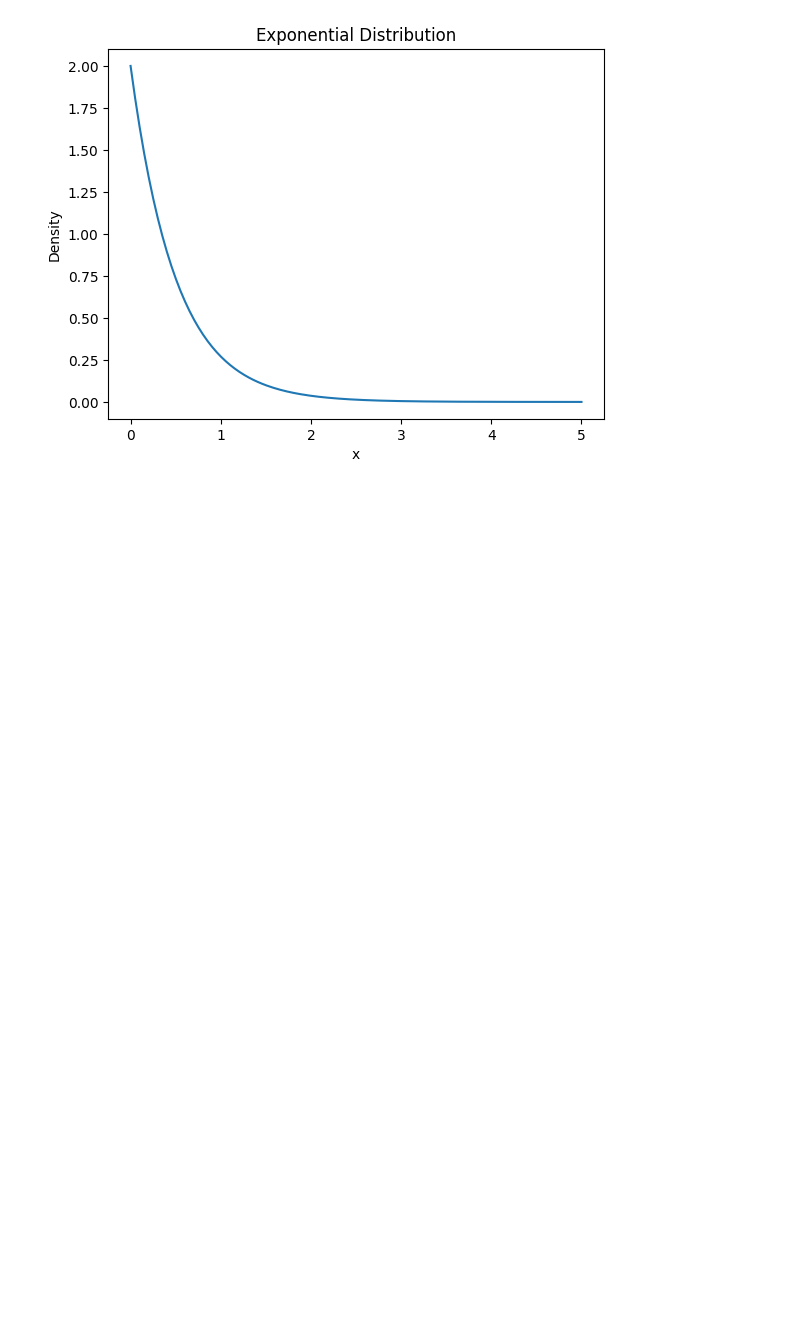
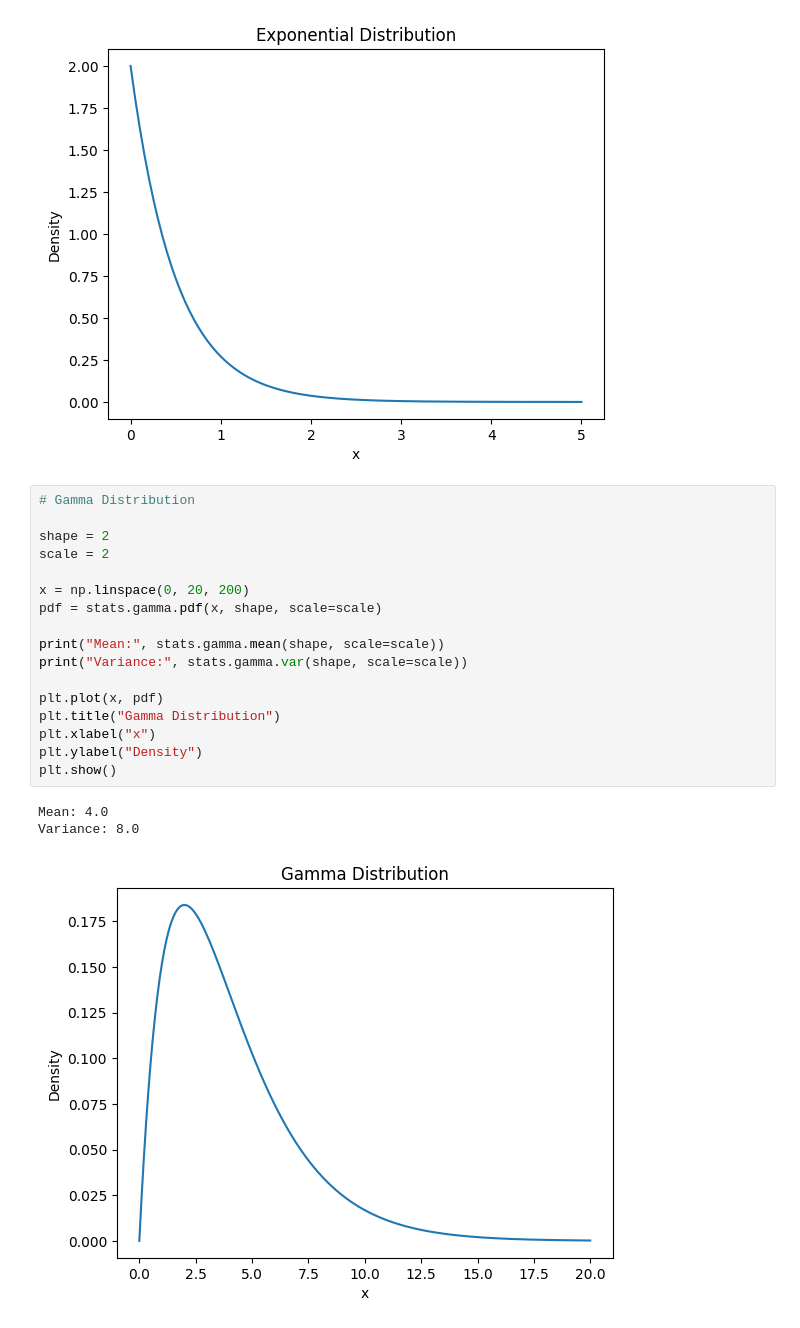
Before and after one commit to T-REX-C0DER/SciPy-Learning-Repository-, a Jupyter notebook: Scipy_Stats.ipynb, the cells around one changed output. Saved outputs shown, nothing was run; the diff lists cells and outputs as text; blank space fills up the shorter version.

Commit message:
gamma dist

```diff
--- a/Scipy_Stats.ipynb
+++ b/Scipy_Stats.ipynb
@@ -179,3 +179,24 @@ plt.show()
 Mean: 0.5
 Variance: 0.25
 [figure]
+# %%
+# Gamma Distribution
+
+shape = 2
+scale = 2
+
+x = np.linspace(0, 20, 200)
+pdf = stats.gamma.pdf(x, shape, scale=scale)
+
+print("Mean:", stats.gamma.mean(shape, scale=scale))
+print("Variance:", stats.gamma.var(shape, scale=scale))
+
+plt.plot(x, pdf)
+plt.title("Gamma Distribution")
+plt.xlabel("x")
+plt.ylabel("Density")
+plt.show()
+# %% [output]
+Mean: 4.0
+Variance: 8.0
+[figure, added]
```
